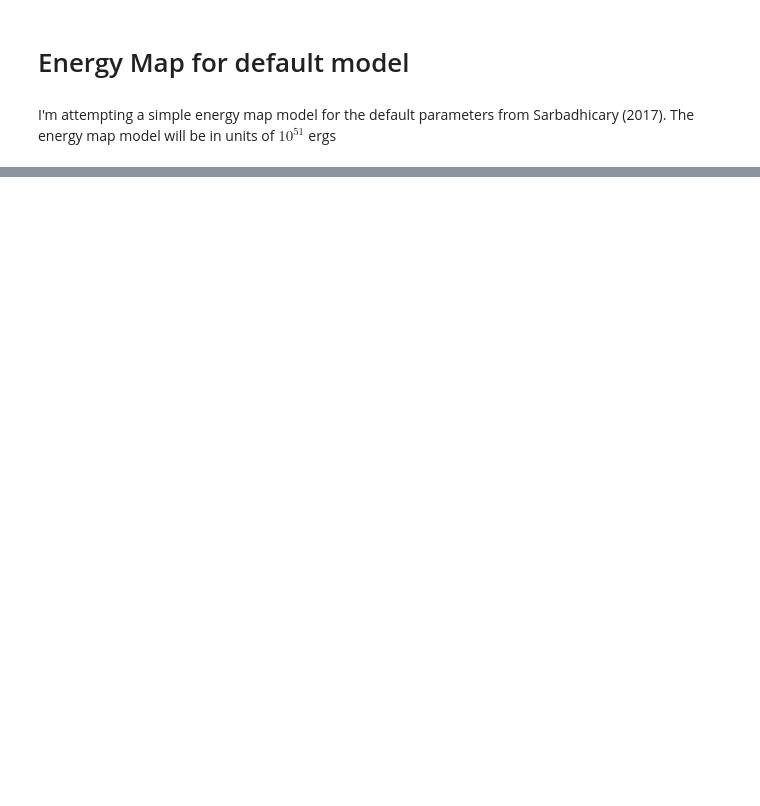
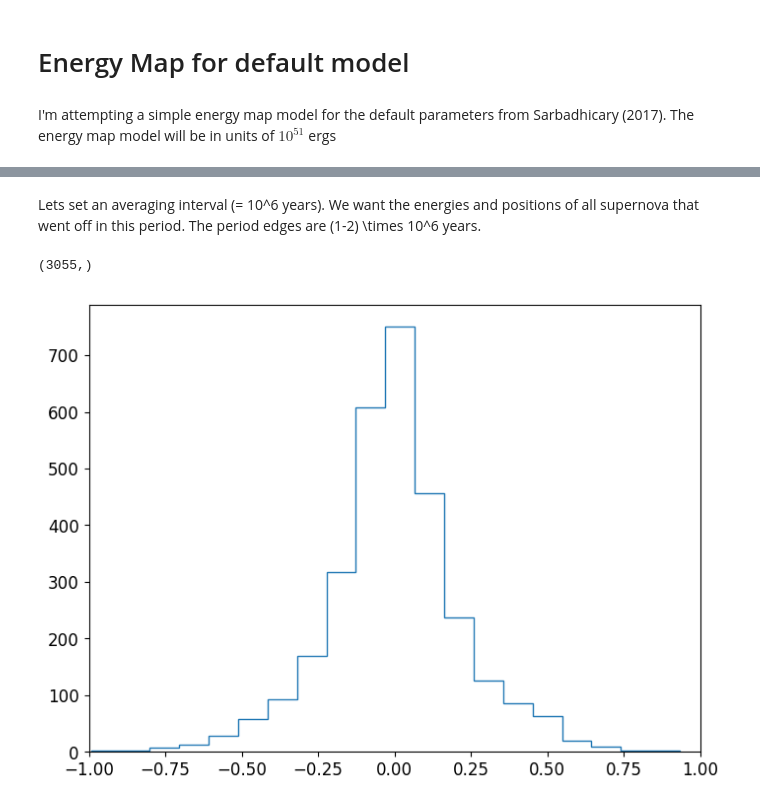
Before and after one commit to sks67/Feedback_CodeRepo, a Jupyter notebook: FeedbackMap.ipynb, the cells around one changed output, grey strips where cells are left out. Cells and saved outputs as stored; diff of their text form; code cells hidden in the pictures; blank space fills up the shorter version.

```diff
--- a/FeedbackMap.ipynb
+++ b/FeedbackMap.ipynb
@@ -37,0 +132,38 @@ print np.amin(locx), np. amax(locx)
+# %%
+frac_Ia2CC, rate = 0.8, 3.0e-3
+rate_Ia = rate*(frac_Ia2CC/(1 + frac_Ia2CC))
+rate_CC = rate*(1./(1 + frac_Ia2CC))
+t_Ia = ism.timegen(rate_Ia)
+t_CC = ism.timegen(rate_CC)
+locx_Ia_new, locy_Ia_new = locx_ia[:t_Ia.size], locy_ia[:t_Ia.size]
+locx_CC_new, locy_CC_new = locx_cc[:t_CC.size], locy_cc[:t_CC.size]
+
+
+#Sort the Ia and CC SNe in order of when they formed.
+t = np.concatenate([t_Ia, t_CC])
+locx = np.concatenate([locx_Ia_new, locx_CC_new])
+locy = np.concatenate([locy_Ia_new, locy_CC_new])
+ek = np.concatenate([e51_ia[0:t_Ia.size], e51_cc[0:t_CC.size]])
+args = np.argsort(t)
+sorted_t = t[args]  #Here sorted means time-sorted
+sorted_ek = ek[args]
+sorted_locx = locx[args]
+sorted_locy = locy[args]
+# %% [markdown]
+Lets set an averaging interval (= 10^6 years). We want the energies and positions of all supernova that went off in this period. The period edges are (1-2) \times 10^6 years.
+# %%
+avgint = [1.0e6, 2.0e6]
+whr_sn_avgint = np.where((sorted_t >=avgint[0]) & (sorted_t <= avgint[1])) #Number of supernova that went off
+                                                                                #during the averaging interval
+print sorted_t[whr_sn_avgint].shape
+sorted_ek_avgint = sorted_ek[whr_sn_avgint]
+sorted_locx_avgint = sorted_locx[whr_sn_avgint]
+sorted_locy_avgint = sorted_locy[whr_sn_avgint]
+
+
+plt.hist(np.log10(sorted_ek[whr_sn_avgint]), bins=20, histtype='step')
+plt.xlim(-1,1)
+plt.show()
+# %% [output]
+(3055,)
+[figure, added]
```
Also changed, not shown: parts of 40 cells of this notebook, 3 other files.
